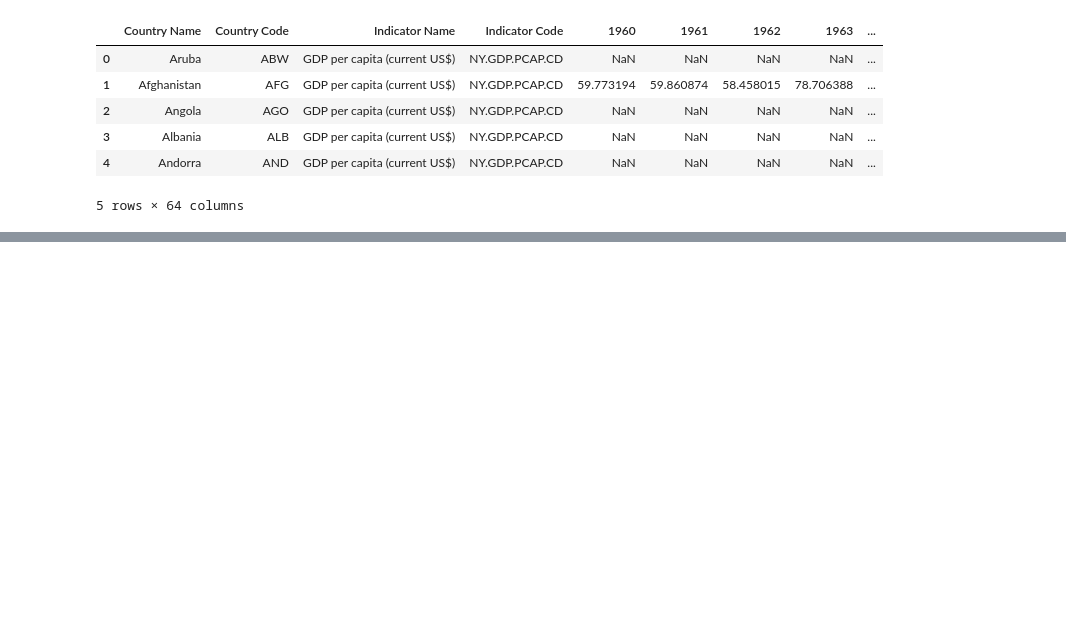
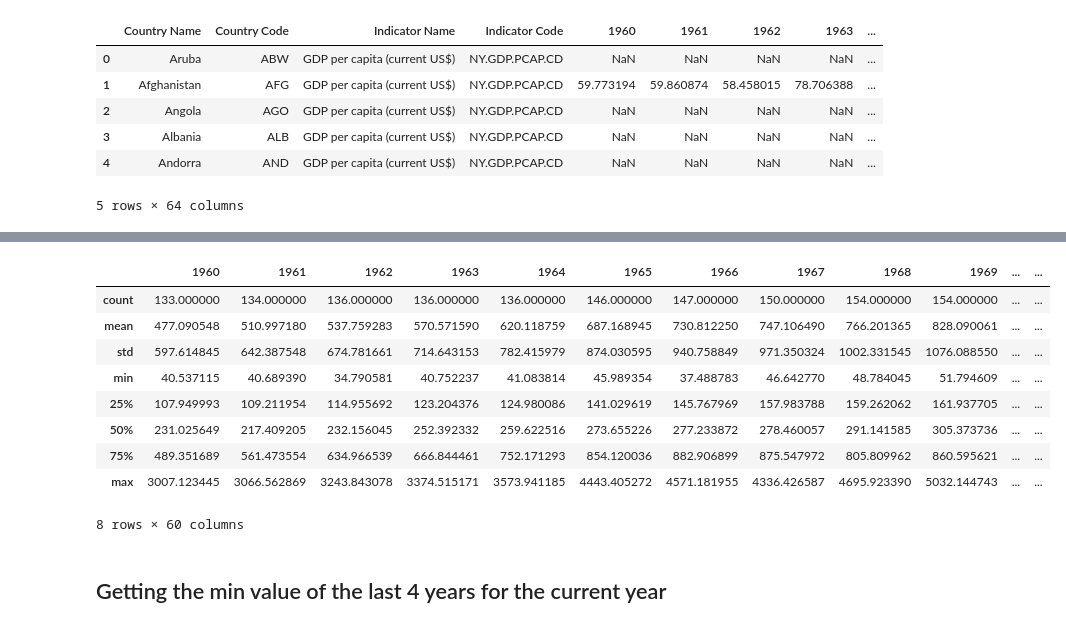
Before and after one commit to ErickaBermudez/ds-olympics, a Jupyter notebook: final.ipynb, the cells around one changed output, grey strips where cells are left out. Saved outputs shown, nothing was run; the diff lists cells and outputs as text; code cells hidden in the pictures; blank space fills up the shorter version.

```diff
--- a/final.ipynb
+++ b/final.ipynb
@@ -74,0 +82,15 @@ df_GDP
+# %%
+df_GDP.describe()
+# %% [output]
+|  | 1960 | 1961 | 1962 | 1963 | 1964 | 1965 | 1966 | 1967 | 1968 | 1969 | ... | ... |
+| count | 133.000000 | 134.000000 | 136.000000 | 136.000000 | 136.000000 | 146.000000 | 147.000000 | 150.000000 | 154.000000 | 154.000000 | ... | ... |
+| mean | 477.090548 | 510.997180 | 537.759283 | 570.571590 | 620.118759 | 687.168945 | 730.812250 | 747.106490 | 766.201365 | 828.090061 | ... | ... |
+| std | 597.614845 | 642.387548 | 674.781661 | 714.643153 | 782.415979 | 874.030595 | 940.758849 | 971.350324 | 1002.331545 | 1076.088550 | ... | ... |
+| min | 40.537115 | 40.689390 | 34.790581 | 40.752237 | 41.083814 | 45.989354 | 37.488783 | 46.642770 | 48.784045 | 51.794609 | ... | ... |
+| 25% | 107.949993 | 109.211954 | 114.955692 | 123.204376 | 124.980086 | 141.029619 | 145.767969 | 157.983788 | 159.262062 | 161.937705 | ... | ... |
+| 50% | 231.025649 | 217.409205 | 232.156045 | 252.392332 | 259.622516 | 273.655226 | 277.233872 | 278.460057 | 291.141585 | 305.373736 | ... | ... |
+| 75% | 489.351689 | 561.473554 | 634.966539 | 666.844461 | 752.171293 | 854.120036 | 882.906899 | 875.547972 | 805.809962 | 860.595621 | ... | ... |
+| max | 3007.123445 | 3066.562869 | 3243.843078 | 3374.515171 | 3573.941185 | 4443.405272 | 4571.181955 | 4336.426587 | 4695.923390 | 5032.144743 | ... | ... |
+8 rows × 60 columns
+# %% [markdown]
+## Getting the min value of the last 4 years for the current year
```
Also changed, not shown: parts of 18 cells of this notebook.
